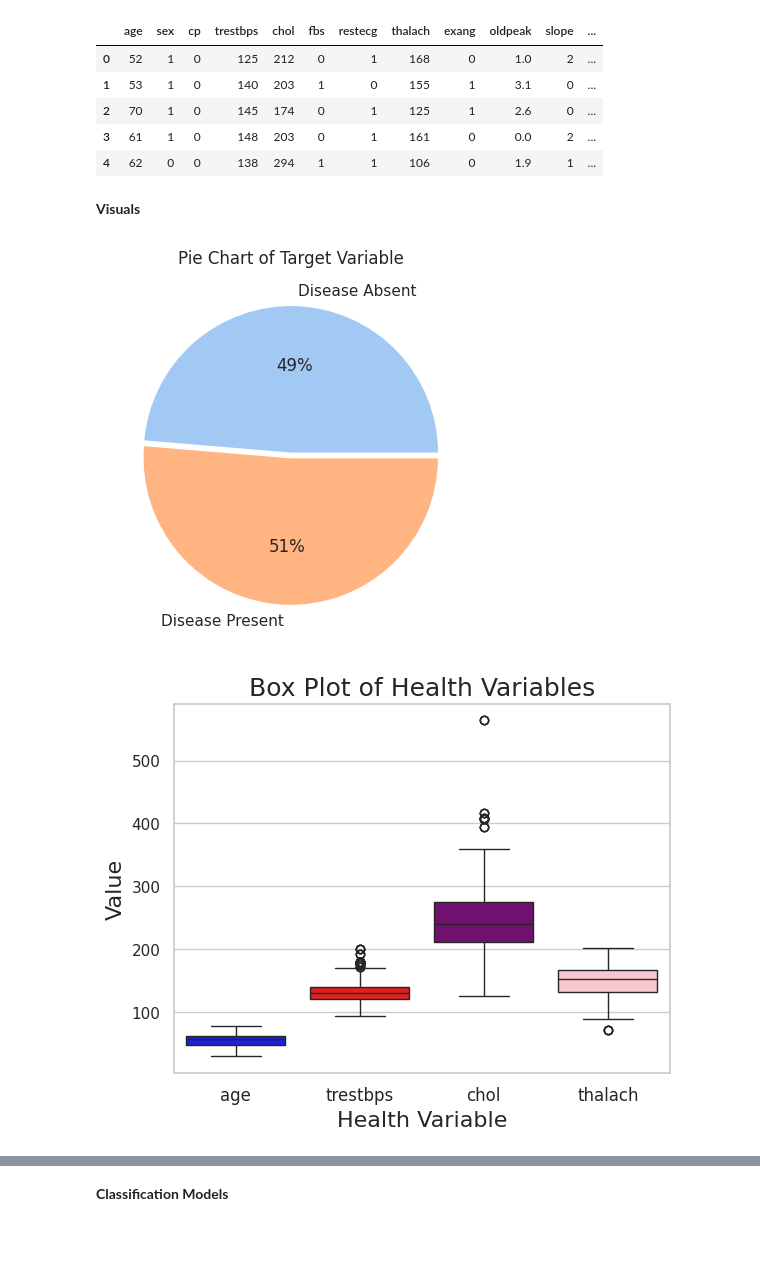
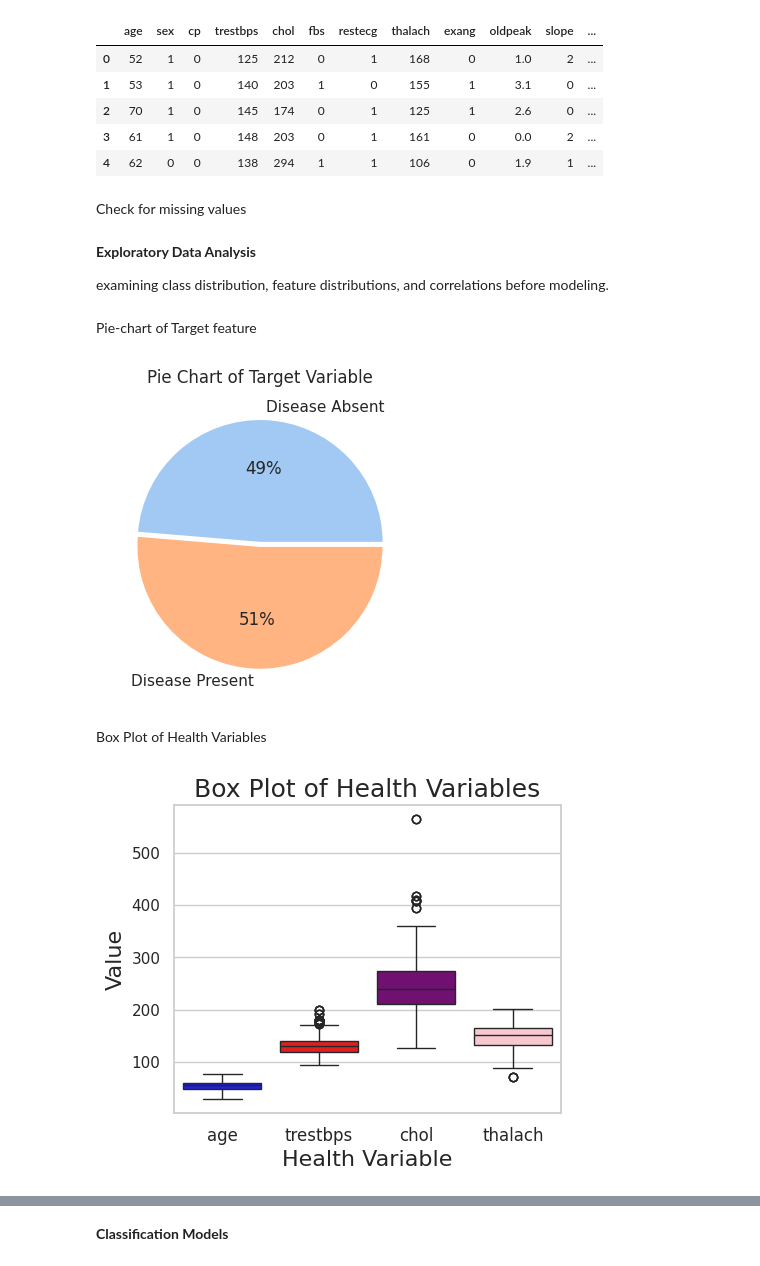
Before and after one commit to Reema-Almadhi/heart-disease-prediction, a Jupyter notebook: Heart_disease_prediction.ipynb, the cells around one changed output, grey strips where cells are left out. Saved outputs shown, nothing was run; the diff lists cells and outputs as text; code cells hidden in the pictures; blank space fills up the shorter version.

```diff
--- a/Heart_disease_prediction.ipynb
+++ b/Heart_disease_prediction.ipynb
@@ -30,4 +31,6 @@ df.head()
 | 2 | 70 | 1 | 0 | 145 | 174 | 0 | 1 | 125 | 1 | 2.6 | 0 | ... |
 | 3 | 61 | 1 | 0 | 148 | 203 | 0 | 1 | 161 | 0 | 0.0 | 2 | ... |
 | 4 | 62 | 0 | 0 | 138 | 294 | 1 | 1 | 106 | 0 | 1.9 | 1 | ... |
+# %% [markdown]
+Check for missing values
 # %%
@@ -40,33 +41,36 @@ if missing.sum() > 0:
     missing[missing > 0].sort_values().plot(kind='barh')
     plt.title("Missing Values per Feature")
     plt.show()
-# %% [markdown]
-**Visuals**
+# %% [markdown]
+**Exploratory Data Analysis**
+
+examining class distribution, feature distributions, and correlations before modeling.
+# %% [markdown]
+Pie-chart of Target feature
 # %%
-
-# Pie-chart of Target feature
-
 unique_values = df['disease_present'].unique()
 counts = df['disease_present'].value_counts().sort_values()
 percentages = counts / counts.sum() * 100
+plt.figure(figsize=(6,4))
 plt.pie(percentages, labels=['Disease Absent', 'Disease Present'],
         colors=sns.color_palette('pastel'), explode=[0.02,0.01], autopct='%.0f%%')
 plt.title('Pie Chart of Target Variable')
 plt.show()
 # %% [output]
-[figure, old version]
+[figure, new version]
+# %% [markdown]
+Box Plot of Health Variables
 # %%
-# Box Plot of Health Variables
-
 health_variables = ['age', 'trestbps', 'chol', 'thalach']
 colors = ['blue', 'red', 'purple', 'pink']
 sns.set(style="whitegrid")
+plt.figure(figsize=(5,4))
 ax = sns.boxplot(data=df[health_variables], palette=colors)
 ax.set_xticks(range(len(health_variables)))
 ax.set_xticklabels(health_variables, fontsize=12)
 ax.set_xlabel('Health Variable', fontsize=16)
 ax.set_ylabel('Value', fontsize=16)
 ax.set_title('Box Plot of Health Variables', fontsize=18)
 plt.show()
 # %% [output]
-[figure, old version]
+[figure, new version]
```
Also changed, not shown: parts of 29 cells of this notebook.
